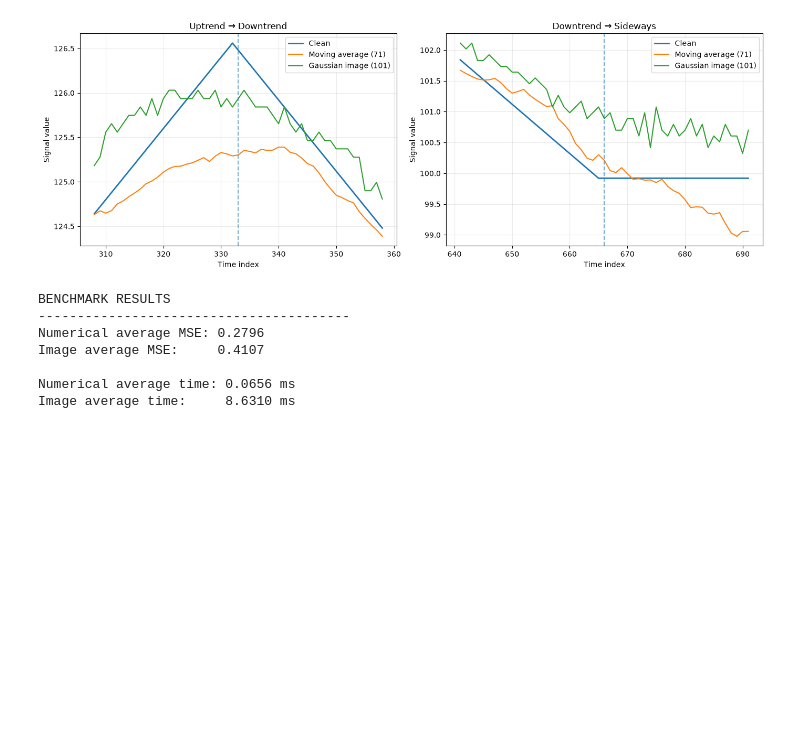
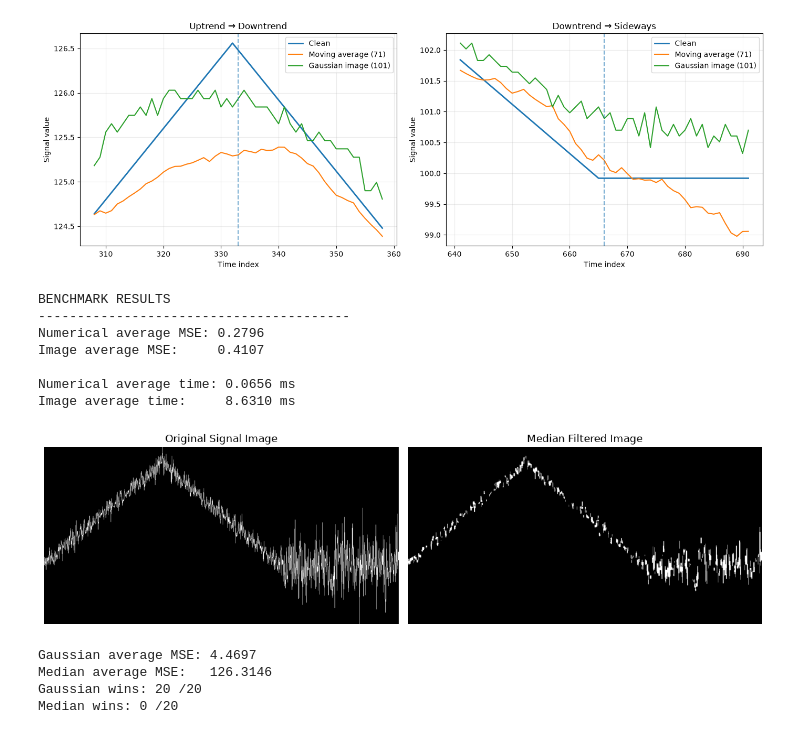
Before and after one commit to ZoroXoXo/QuantForge, a Jupyter notebook: experiments/benchmark.ipynb, the cells around one changed output. Cells and saved outputs as stored; diff of their text form; code cells hidden in the pictures; blank space fills up the shorter version.

Commit message:
Complete signal denoising experiments and research report

```diff
--- a/experiments/benchmark.ipynb
+++ b/experiments/benchmark.ipynb
@@ -666,3 +666,82 @@ Image average MSE:     0.4107
 
 Numerical average time: 0.0656 ms
 Image average time:     8.6310 ms
+# %%
+from src.image_pipeline import apply_median_filter
+import matplotlib.pyplot as plt
+
+median_image = apply_median_filter(image, kernel_size=5)
+
+plt.figure(figsize=(12, 5))
+
+plt.subplot(1, 2, 1)
+plt.imshow(image, cmap="gray")
+plt.title("Original Signal Image")
+plt.axis("off")
+
+plt.subplot(1, 2, 2)
+plt.imshow(median_image, cmap="gray")
+plt.title("Median Filtered Image")
+plt.axis("off")
+
+plt.tight_layout()
+plt.show()
+# %% [output]
+[figure, added]
+# %%
+#comparing gaussian vs median filtering
+
+gaussian_mses = []
+median_mses = []
+
+for seed in range(20):
+    _, clean, noisy, _ = generate_signal(seed=seed)
+
+    signal_min = np.min(noisy)
+    signal_max = np.max(noisy)
+
+    image = signal_to_image(noisy)
+
+    # Gaussian filtering
+    gaussian_image = apply_gaussian_filter(
+        image, kernel_size=5
+    )
+    gaussian_recovered = recover_signal(
+        gaussian_image, signal_min, signal_max
+    )
+
+    # Median filtering
+    median_image = apply_median_filter(
+        image, kernel_size=5
+    )
+    median_recovered = recover_signal(
+        median_image, signal_min, signal_max
+    )
+
+    gaussian_mses.append(
+        np.mean((gaussian_recovered - clean) ** 2)
+    )
+
+    median_mses.append(
+        np.mean((median_recovered - clean) ** 2)
+    )
+
+print(f"Gaussian average MSE: {np.mean(gaussian_mses):.4f}")
+print(f"Median average MSE:   {np.mean(median_mses):.4f}")
+
+print(
+    "Gaussian wins:",
+    sum(g < m for g, m in zip(gaussian_mses, median_mses)),
+    "/20"
+)
+
+print(
+    "Median wins:",
+    sum(m < g for g, m in zip(gaussian_mses, median_mses)),
+    "/20"
+)
+# %% [output]
+Gaussian average MSE: 4.4697
+Median average MSE:   126.3146
+Gaussian wins: 20 /20
+Median wins: 0 /20
```
Also changed, not shown: parts of 27 cells of this notebook, 6 other files.
